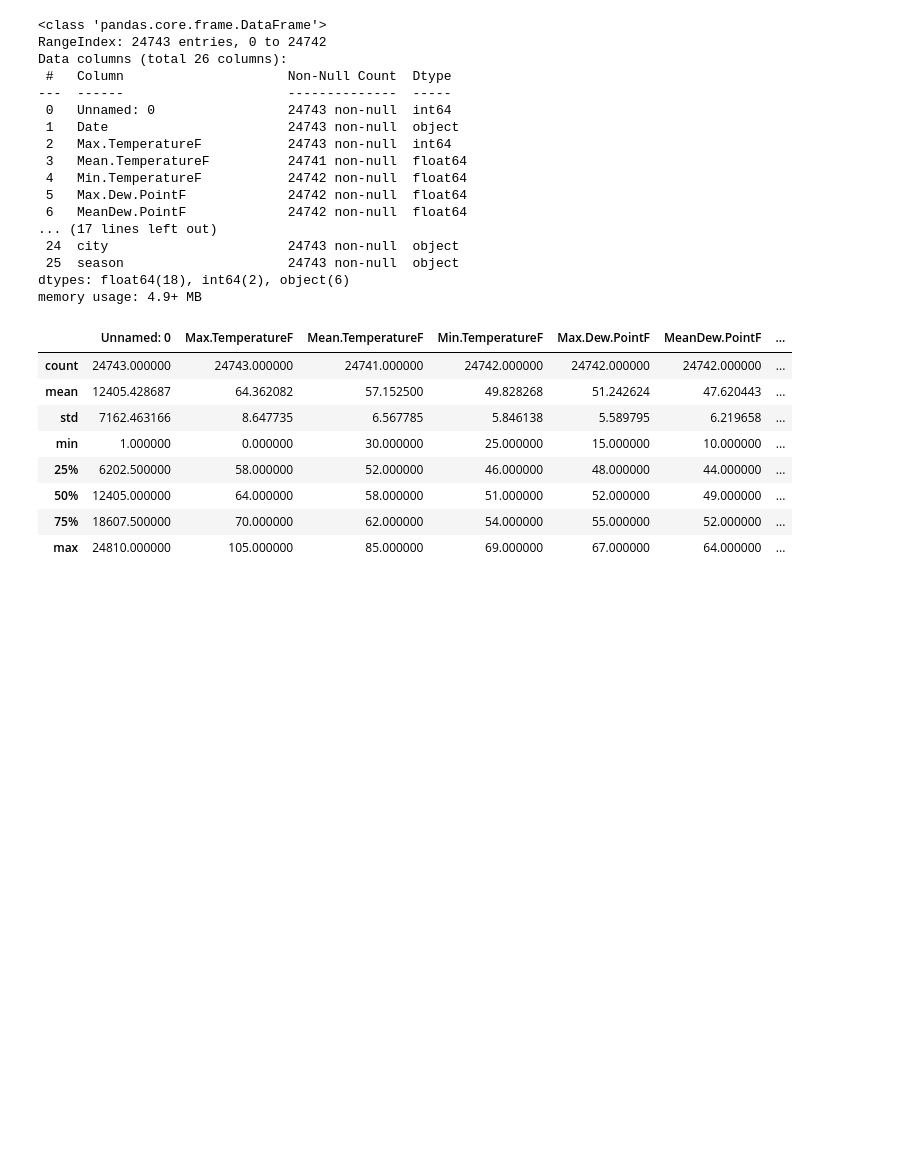
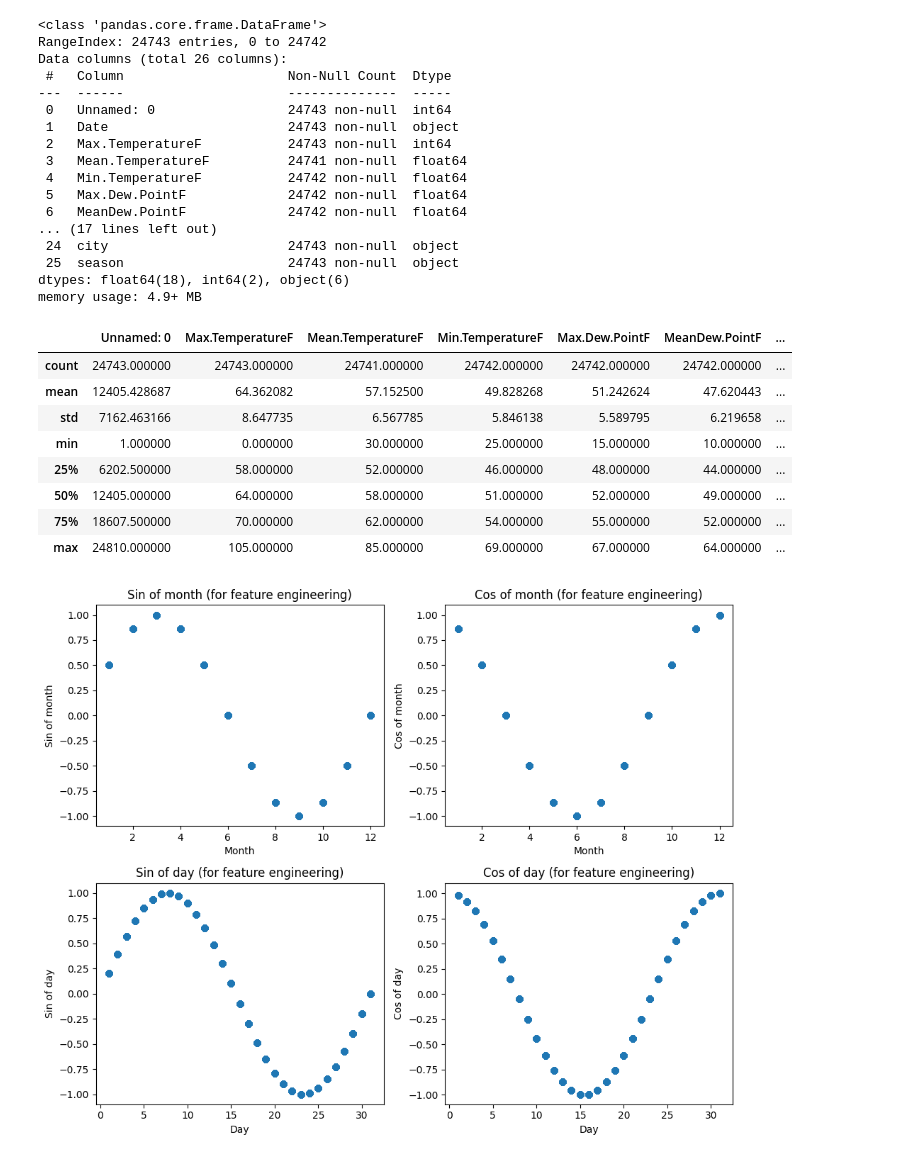
Before and after one commit to imeltsner/WeatherAQI-Predictor, a Jupyter notebook: sf_weather_data_processing.ipynb, the cells around one changed output. Drawn from its saved outputs; the diff is of its cells as text; code cells hidden in the pictures; blank space fills up the shorter version.

Commit message:
split Date into Year, Month sin & cos, Day sin & cos

```diff
--- a/sf_weather_data_processing.ipynb
+++ b/sf_weather_data_processing.ipynb
@@ -1,8 +1,8 @@
 # %%
 import pandas as pd
 
-df = pd.read_csv('sanfrancisco.csv')
-df
+weather_train_df = pd.read_csv('sanfrancisco.csv')
+weather_train_df
 # %% [output]
 |  | Unnamed: 0 | Date | Max.TemperatureF | Mean.TemperatureF | Min.TemperatureF | Max.Dew.PointF | ... |
 | 0 | 1 | 1948-01-01 | 55 | 50.0 | 46.0 | 53.0 | ... |
@@ -49,3 +49,6 @@ df.describe()
 | 50% | 12405.000000 | 64.000000 | 58.000000 | 51.000000 | 52.000000 | 49.000000 | ... |
 | 75% | 18607.500000 | 70.000000 | 62.000000 | 54.000000 | 55.000000 | 52.000000 | ... |
 | max | 24810.000000 | 105.000000 | 85.000000 | 69.000000 | 67.000000 | 64.000000 | ... |
+# %%
+# Drop 'Unnamed' column
+weather_train_df = weather_train_df.drop(['Unnamed: 0'], axis=1)
@@ -51,0 +65,3 @@ df.describe()
+# %%
+# Drop 'Date' column
+weather_train_df = weather_train_df.drop(['Date'], axis=1)
@@ -51,0 +78,33 @@ df.describe()
+# %%
+import matplotlib.pyplot as plt
+
+fig, axs = plt.subplots(2, 2, figsize=(10, 8))
+
+# Month sin
+axs[0, 0].scatter(weather_train_df['Month'], weather_train_df['Month_sin'])
+axs[0, 0].set_xlabel('Month')
+axs[0, 0].set_ylabel('Sin of month')
+axs[0, 0].set_title('Sin of month (for feature engineering)')
+
+# Month cos
+axs[0, 1].scatter(weather_train_df['Month'], weather_train_df['Month_cos'])
+axs[0, 1].set_xlabel('Month')
+axs[0, 1].set_ylabel('Cos of month')
+axs[0, 1].set_title('Cos of month (for feature engineering)')
+
+# Day sin
+axs[1, 0].scatter(weather_train_df['Day'], weather_train_df['Day_sin'])
+axs[1, 0].set_xlabel('Day')
+axs[1, 0].set_ylabel('Sin of day')
+axs[1, 0].set_title('Sin of day (for feature engineering)')
+
+# Day cos
+axs[1, 1].scatter(weather_train_df['Day'], weather_train_df['Day_cos'])
+axs[1, 1].set_xlabel('Day')
+axs[1, 1].set_ylabel('Cos of day')
+axs[1, 1].set_title('Cos of day (for feature engineering)')
+
+plt.tight_layout()
+plt.show()
+# %% [output]
+[figure, added]
```
Also changed, not shown: parts of 5 cells of this notebook.
